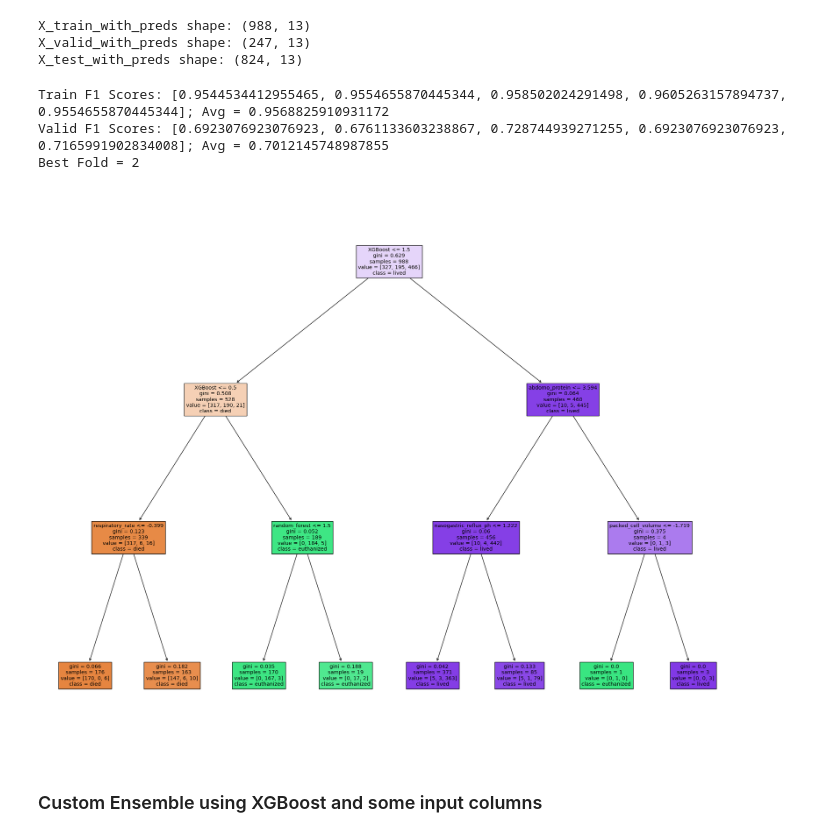
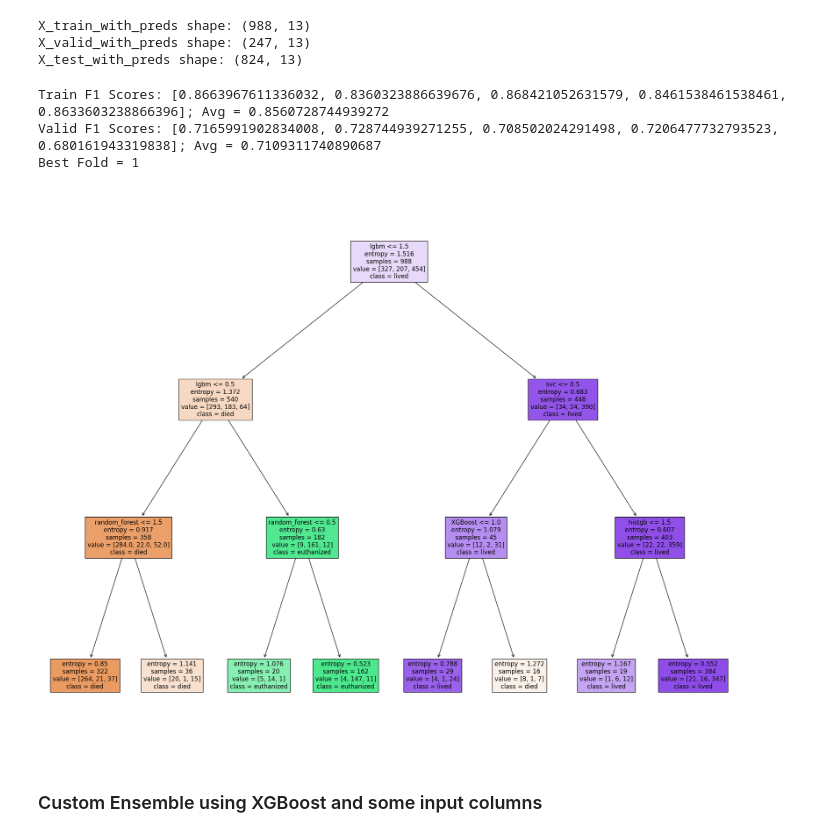
Before and after one commit to HarshRaoD/Horse_Health_Prediction, a Jupyter notebook: Ensemble_Traditional_ML_k_fold.ipynb, the cells around one changed output. Cells and saved outputs as stored; diff of their text form; code cells hidden in the pictures.

```diff
--- a/Ensemble_Traditional_ML_k_fold.ipynb
+++ b/Ensemble_Traditional_ML_k_fold.ipynb
@@ -991,7 +979,7 @@ for fold_no in range(len(X_train_list)):
     y_train_fold = y_train_list[fold_no]
     y_valid_fold = y_valid_list[fold_no]
 
-    decision_tree_classifier = DecisionTreeClassifier(random_state=0, criterion='gini', max_depth=3, splitter='best')
+    decision_tree_classifier = DecisionTreeClassifier(random_state=0, criterion='entropy', max_depth=3, splitter='best')
     decision_tree_classifier.fit(X_train_fold, y_train_fold)
     decision_tree_classifiers_list.append(decision_tree_classifier)
     train_preds = decision_tree_classifier.predict(X_train_fold)
@@ -1003,17 +991,17 @@ for fold_no in range(len(X_train_list)):
 
 print(f"Train F1 Scores: {train_f1_list}; Avg = {average(train_f1_list)}\nValid F1 Scores: {valid_f1_list}; Avg = {average(valid_f1_list)}\nBest Fold = {argmax(valid_f1_list)}")
 # %% [output]
-Train F1 Scores: [0.9544534412955465, 0.9554655870445344, 0.958502024291498, 0.9605263157894737, 0.9554655870445344]; Avg = 0.9568825910931172
-Valid F1 Scores: [0.6923076923076923, 0.6761133603238867, 0.728744939271255, 0.6923076923076923, 0.7165991902834008]; Avg = 0.7012145748987855
-Best Fold = 2
+Train F1 Scores: [0.8663967611336032, 0.8360323886639676, 0.868421052631579, 0.8461538461538461, 0.8633603238866396]; Avg = 0.8560728744939272
+Valid F1 Scores: [0.7165991902834008, 0.728744939271255, 0.708502024291498, 0.7206477732793523, 0.680161943319838]; Avg = 0.7109311740890687
+Best Fold = 1
 # %%
 from sklearn import tree
 
-FOLD_NO = 2
+FOLD_NO = 3
 fig = plt.figure(figsize=(25,20))
 _ = tree.plot_tree(decision_tree_classifiers_list[FOLD_NO],
                    feature_names=list(train_preds_dfs_list[fold_no].columns),
                    class_names=['died', 'euthanized', 'lived'],
                    filled=True)
 # %% [output]
-[figure, old version]
+[figure, new version]
```
Also changed, not shown: parts of 19 cells of this notebook, 4 other files.
